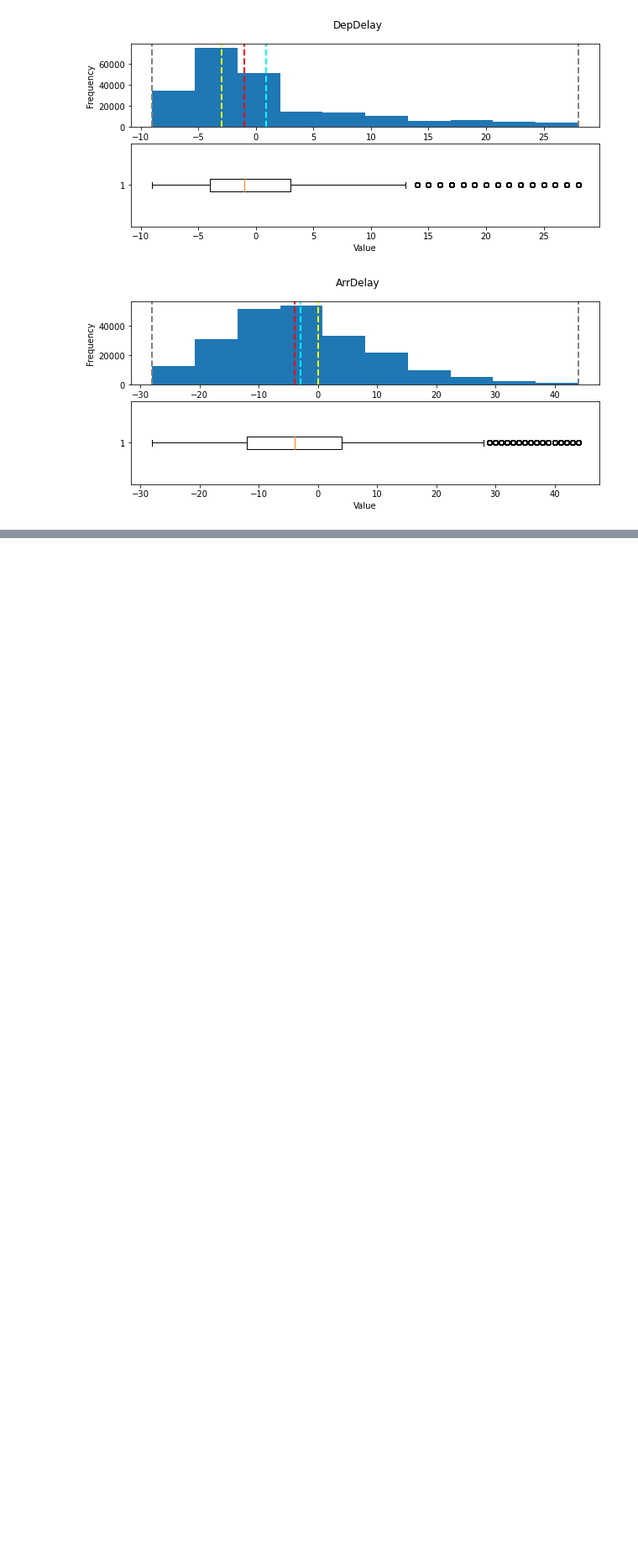
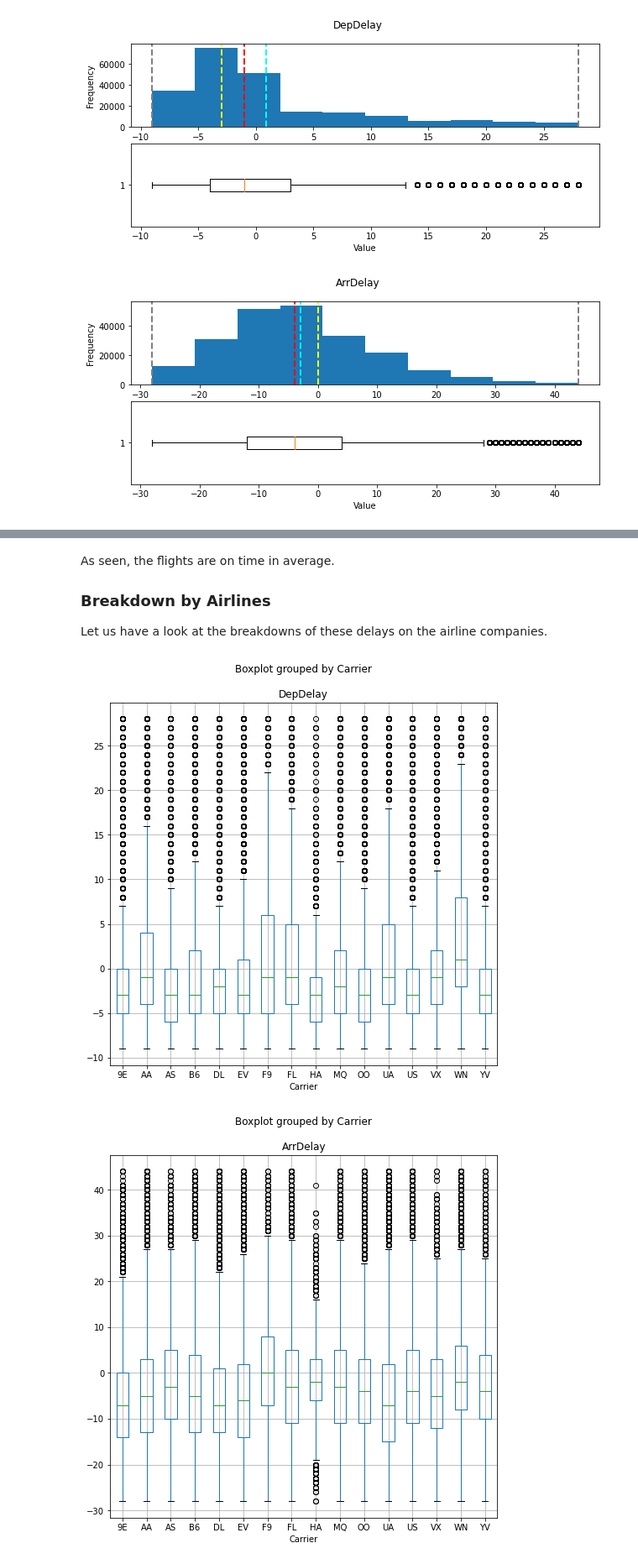
Before and after one commit to utkukrc/dataSciencePortfolio, a Jupyter notebook: flight_analysis.ipynb, the cells around one changed output, grey strips where cells are left out. Shown at 84% size. Saved outputs shown, nothing was run; the diff lists cells and outputs as text; code cells hidden in the pictures; blank space fills up the shorter version.

```diff
--- a/flight_analysis.ipynb
+++ b/flight_analysis.ipynb
@@ -236,0 +267,12 @@ Now, we can see that the columns seems better. However, as can be inspected from
+# %% [markdown]
+As seen, the flights are on time in average.
+
+### Breakdown by Airlines
+
+Let us have a look at the breakdowns of these delays on the airline companies.
+# %%
+for column in ['DepDelay', 'ArrDelay']:
+    flights.boxplot(column=column, by='Carrier', figsize=(8,8))
+# %% [output]
+[figure, added]
+[figure, added]
```
Also changed, not shown: parts of 10 cells of this notebook.
